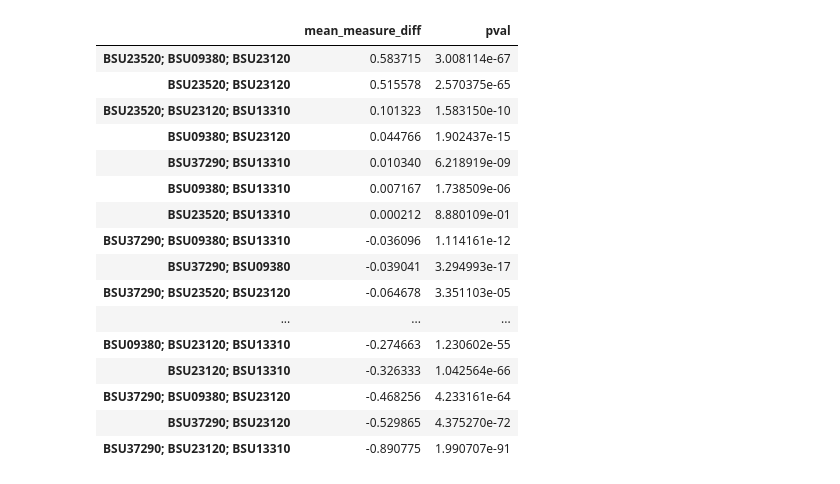
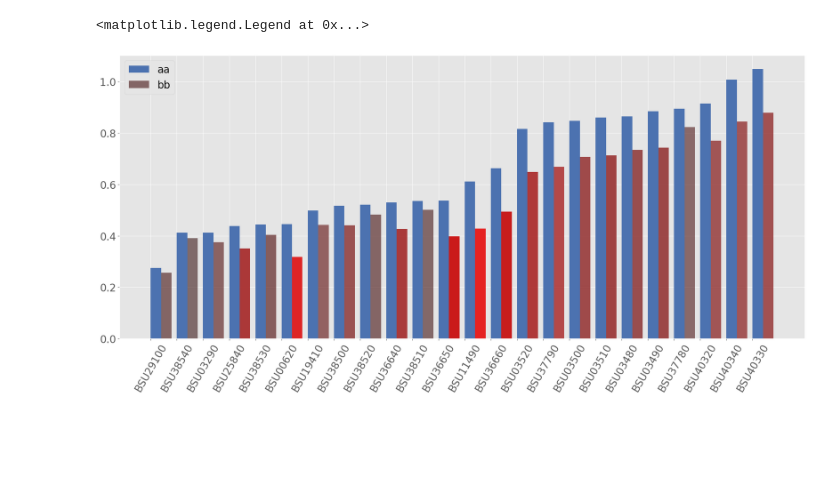
Before and after one commit to IcyFermion/feature_synergy, a Jupyter notebook: subtilis_exp.ipynb, the cells around one changed output. Cells and saved outputs as stored; diff of their text form; code cells hidden in the pictures; blank space fills up the shorter version.

Commit message:
plotting...

```diff
--- a/subtilis_exp.ipynb
+++ b/subtilis_exp.ipynb
@@ -68,8 +75,8 @@ for target in tqdm(target_set):
         # regr_score_list.append(regr.score(X_test, y_test))
         # regr_network_score_list.append(regr_network.score(X_test_network, y_test))
         # score_diff_list.append(regr.score(X_test, y_test) - regr_network.score(X_test_network, y_test))
-        regr_error = np.square(regr.predict(X_test)-y_test).values
-        regr_network_error = np.square(regr_network.predict(X_test_network)-y_test).values
+        regr_error = np.sqrt(np.square(regr.predict(X_test)-y_test).values)
+        regr_network_error = np.sqrt(np.square(regr_network.predict(X_test_network)-y_test).values)
         regr_error_all = np.concatenate([regr_error_all, regr_error])
         regr_network_error_all = np.concatenate([regr_network_error_all, regr_network_error])
     regr_score_list.append(np.mean(regr_error_all))
@@ -107,2 +95,0 @@ model_comp_df
-# %%
-target = list(target_set)[0]
@@ -188,20 +164,37 @@ measure_diff_df['pval'] = pval_list
 # %%
-measure_diff_df.sort_values(by='mean_measure_diff', ascending=False)
+model_comp_df = model_comp_df.sort_values(by=['network_model_score'], ascending=[True])
-# %% [output]
-|  | mean_measure_diff | pval |
-| BSU23520; BSU09380; BSU23120 | 0.583715 | 3.008114e-67 |
-| BSU23520; BSU23120 | 0.515578 | 2.570375e-65 |
-| BSU23520; BSU23120; BSU13310 | 0.101323 | 1.583150e-10 |
-| BSU09380; BSU23120 | 0.044766 | 1.902437e-15 |
-| BSU37290; BSU13310 | 0.010340 | 6.218919e-09 |
-| BSU09380; BSU13310 | 0.007167 | 1.738509e-06 |
-| BSU23520; BSU13310 | 0.000212 | 8.880109e-01 |
-| BSU37290; BSU09380; BSU13310 | -0.036096 | 1.114161e-12 |
-| BSU37290; BSU09380 | -0.039041 | 3.294993e-17 |
-| BSU37290; BSU23520; BSU23120 | -0.064678 | 3.351103e-05 |
-| ... | ... | ... |
-| BSU09380; BSU23120; BSU13310 | -0.274663 | 1.230602e-55 |
-| BSU23120; BSU13310 | -0.326333 | 1.042564e-66 |
-| BSU37290; BSU09380; BSU23120 | -0.468256 | 4.233161e-64 |
-| BSU37290; BSU23120 | -0.529865 | 4.375270e-72 |
-| BSU37290; BSU23120; BSU13310 | -0.890775 | 1.990707e-91 |
+# %%
+def color_mapping(diff, pval):
+    pval = np.log(pval)
+    diff_max = np.max(model_comp_df['score_diff']/model_comp_df['network_model_score'])
+    diff_min = np.min(model_comp_df['score_diff']/model_comp_df['network_model_score'])
+    diff_min = 0
+    pval_max = np.log(0.05)
+    pval_min = np.log(np.min(model_comp_df['score_diff_pval']))
+    color_max = np.array([0.9, 0.1, 0.1])
+    color_min = np.array([0.1, 0.1, 0.1])
+    transparency_min = 0.6
+    transparency_max = 1
+    transparency = transparency_min + (transparency_max - transparency_min) * (pval - pval_max)/(pval_min - pval_max)
+    rgba_color = list(color_min + (color_max - color_min) * (diff - diff_min) / (diff_max - diff_min))
+    rgba_color.append(transparency)
+    return tuple(rgba_color)
+# %%
+
+
+fig, ax = plt.subplots()
+fig.set_size_inches(24,10)
+
+bar_width = 0.4
+ax.bar(range(len(model_comp_df)), model_comp_df['network_model_score'], bar_width, align='edge',  label='aa')
+ax.bar(np.array(range(len(model_comp_df)))+bar_width, model_comp_df['all_model_score'], bar_width, align='edge',
+       color=[color_mapping(diff, pval) for diff, pval in zip(model_comp_df['score_diff']/model_comp_df['network_model_score'], model_comp_df['score_diff_pval'])], label='bb')
+
+plt.xticks(range(len(model_comp_df)), labels=model_comp_df.index.values, rotation=60, fontsize=20)
+plt.yticks(fontsize=20)
+
+
+plt.legend(fontsize=20)
+# %% [output]
+<matplotlib.legend.Legend at 0x...>
+[figure, added]
```
Also changed, not shown: parts of 6 cells of this notebook.
